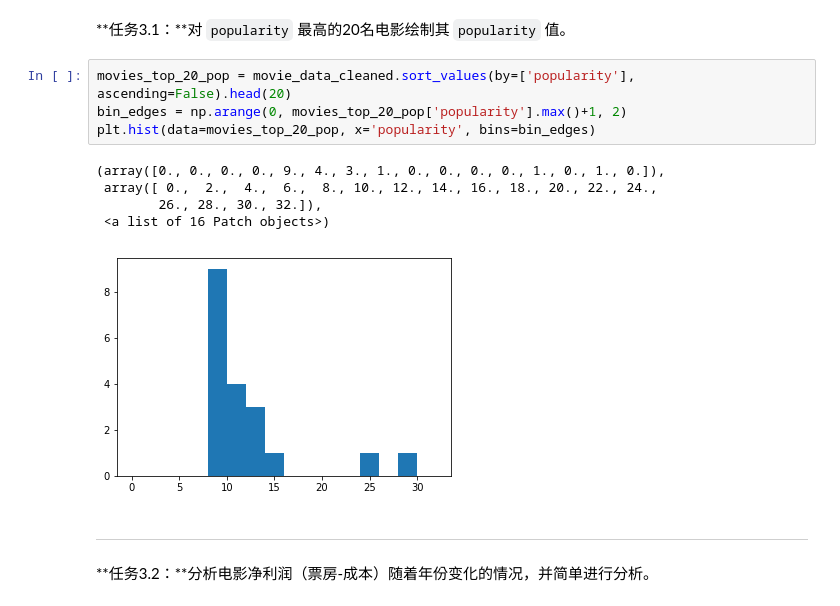
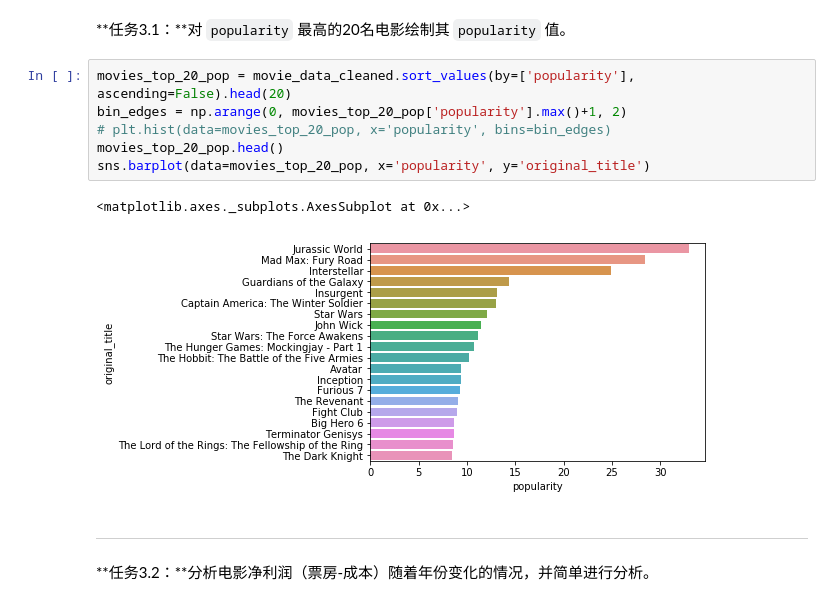
Before and after one commit to leesper/become-aipnd-learner, a Jupyter notebook: P2_ExploreMovieDataset/Explore Movie Dataset.ipynb, the cells around one changed output. Drawn from its saved outputs; the diff is of its cells as text.

```diff
--- a/P2_ExploreMovieDataset/Explore Movie Dataset.ipynb
+++ b/P2_ExploreMovieDataset/Explore Movie Dataset.ipynb
@@ -375,13 +375,12 @@ Name: popularity, Length: 5016, dtype: float64
 # %%
 movies_top_20_pop = movie_data_cleaned.sort_values(by=['popularity'], ascending=False).head(20)
 bin_edges = np.arange(0, movies_top_20_pop['popularity'].max()+1, 2)
-plt.hist(data=movies_top_20_pop, x='popularity', bins=bin_edges)
+# plt.hist(data=movies_top_20_pop, x='popularity', bins=bin_edges)
+movies_top_20_pop.head()
+sns.barplot(data=movies_top_20_pop, x='popularity', y='original_title')
 # %% [output]
-(array([0., 0., 0., 0., 9., 4., 3., 1., 0., 0., 0., 0., 1., 0., 1., 0.]),
- array([ 0.,  2.,  4.,  6.,  8., 10., 12., 14., 16., 18., 20., 22., 24.,
-        26., 28., 30., 32.]),
- <a list of 16 Patch objects>)
+<matplotlib.axes._subplots.AxesSubplot at 0x...>
-[figure, old version]
+[figure, new version]
 # %% [markdown]
 ---
 **任务3.2：**分析电影净利润（票房-成本）随着年份变化的情况，并简单进行分析。
```
Also changed, not shown: parts of 2 cells of this notebook.
